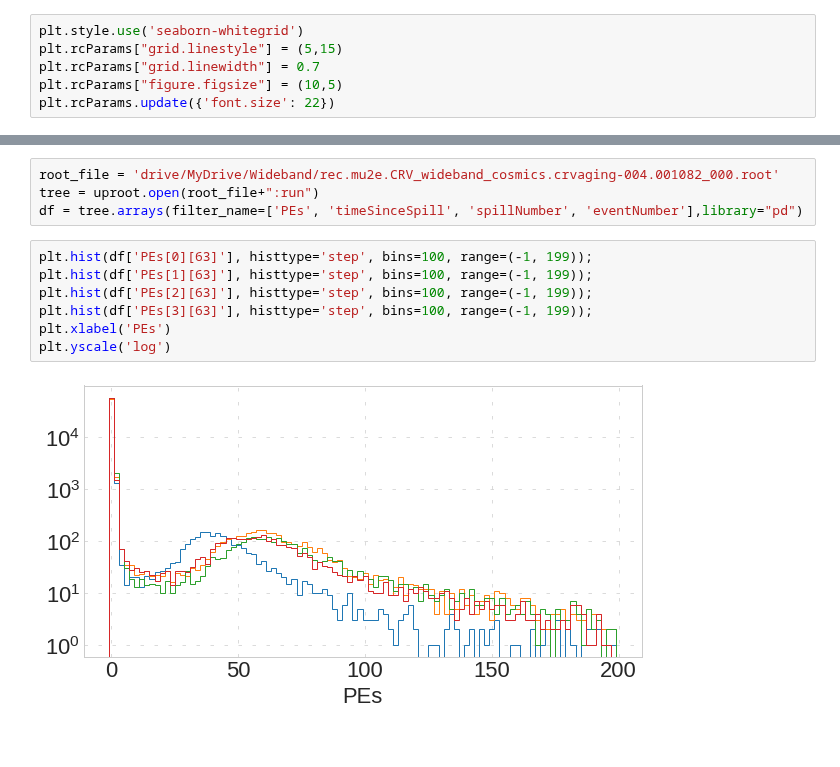
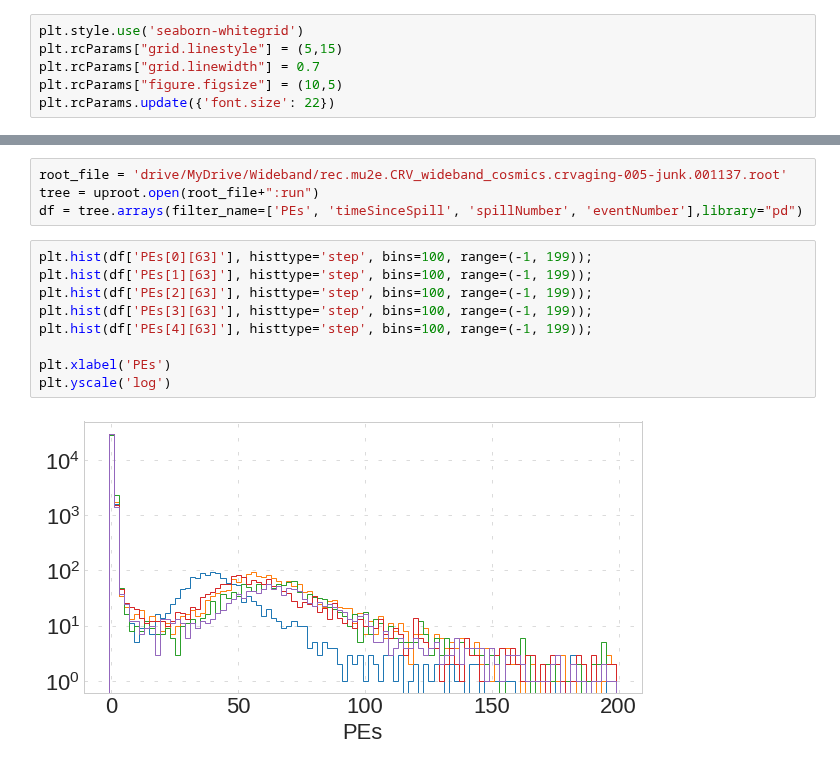
Before and after one commit to oksuzian/Mu2eANL, a Jupyter notebook: Wideband/WidebandAna.ipynb, the cells around one changed output, grey strips where cells are left out. Saved outputs shown, nothing was run; the diff lists cells and outputs as text.

```diff
--- a/Wideband/WidebandAna.ipynb
+++ b/Wideband/WidebandAna.ipynb
@@ -37,16 +55,18 @@ if False:
 # %%
-root_file = 'drive/MyDrive/Wideband/rec.mu2e.CRV_wideband_cosmics.crvaging-004.001082_000.root'
+root_file = 'drive/MyDrive/Wideband/rec.mu2e.CRV_wideband_cosmics.crvaging-005-junk.001137.root'
 tree = uproot.open(root_file+":run")
 df = tree.arrays(filter_name=['PEs', 'timeSinceSpill', 'spillNumber', 'eventNumber'],library="pd")
 # %%
 plt.hist(df['PEs[0][63]'], histtype='step', bins=100, range=(-1, 199));
 plt.hist(df['PEs[1][63]'], histtype='step', bins=100, range=(-1, 199));
 plt.hist(df['PEs[2][63]'], histtype='step', bins=100, range=(-1, 199));
 plt.hist(df['PEs[3][63]'], histtype='step', bins=100, range=(-1, 199));
+plt.hist(df['PEs[4][63]'], histtype='step', bins=100, range=(-1, 199));
+
 plt.xlabel('PEs')
 plt.yscale('log')
 # %% [output]
-[figure, old version]
+[figure, new version]
 # %%
 df_cut = df.loc[df['PEs[0][0]']>20]
 plt.plot(df_cut['spillNumber'] + df_cut['timeSinceSpill[0][0]']/1e9, df_cut['PEs[0][0]'], '.', markersize=0.8)
```
Also changed, not shown: parts of 5 cells of this notebook.
